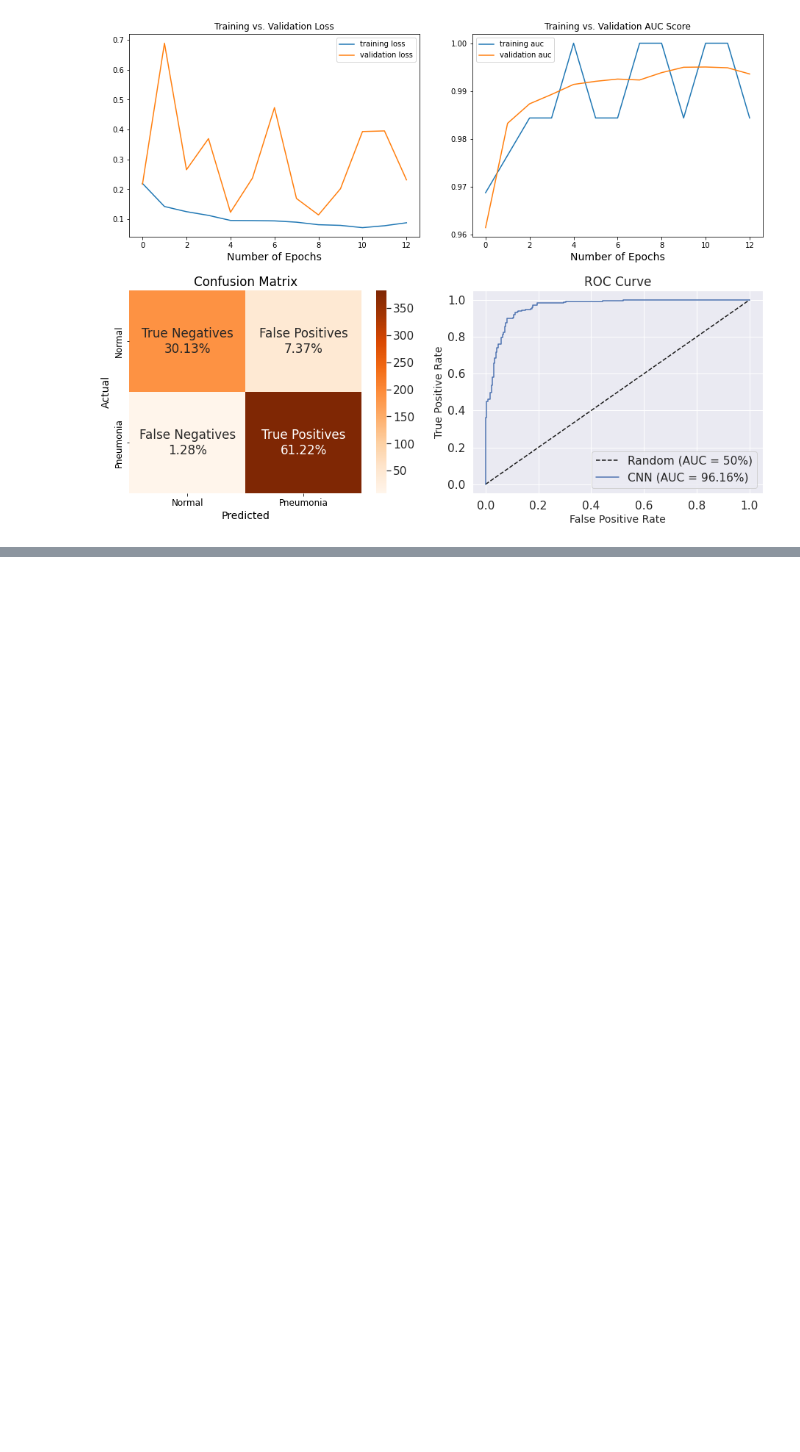
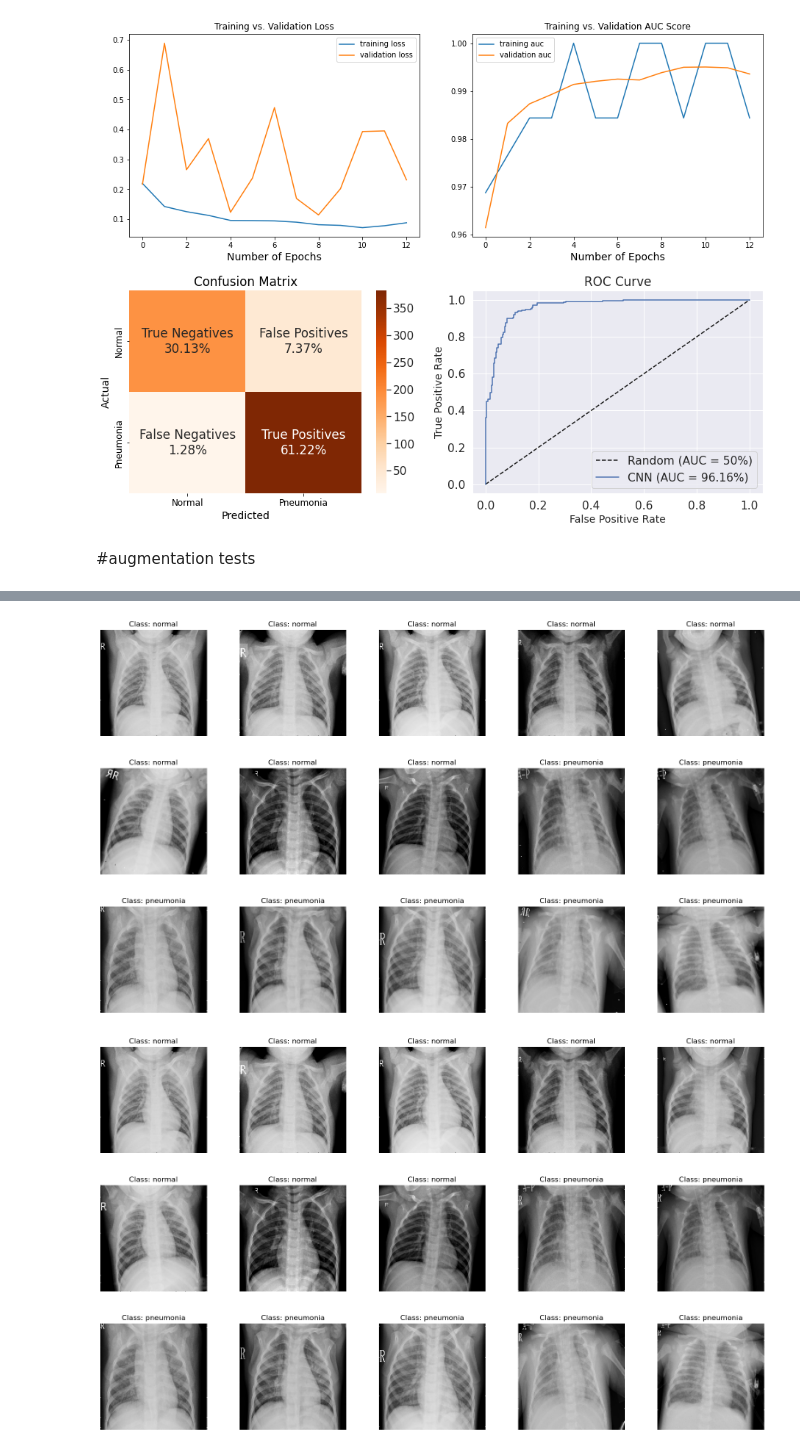
Before and after one commit to untildawn98/pneumonia_classifier, a Jupyter notebook: ENEL_645_project.ipynb, the cells around one changed output, grey strips where cells are left out. Cells and saved outputs as stored; diff of their text form; code cells hidden in the pictures; blank space fills up the shorter version.

Commit message:
augmentation

```diff
--- a/ENEL_645_project.ipynb
+++ b/ENEL_645_project.ipynb
@@ -296,3 +298,77 @@ create_charts(model, vgg19_model)
 [Summary Statistics]
 Accuracy = 91.35% | Precision = 89.25% | Recall = 97.95% | Specificity = 80.34% | F1 Score = 93.40%
 [figure]
+# %% [markdown]
+#augmentation tests
+# %%
+import tensorflow as tf
+from tensorflow.keras.layers.experimental.preprocessing import RandomRotation
+class CustomAugmentation(tf.keras.layers.Layer):
+    def __init__(self, rotation_factor=0.05, **kwargs):
+        super(CustomAugmentation, self).__init__(**kwargs)
+        self.rotation_factor = rotation_factor
+        self.rotation_layer = RandomRotation(factor=self.rotation_factor, fill_mode='constant',fill_value=0)
+    def call(self, inputs, training=True):
+
+        if training:
+            # randomly choose whether to apply the rotation or not
+            if tf.random.uniform(()) < 0.5:
+                print("here")
+                return self.rotation_layer(inputs, training=training)
+        # if not training or not applying the rotation, return the original image
+        return inputs
+# %%
+#data augmentattion test
+import os
+
+val_datagen = ImageDataGenerator(rescale=1.0/255.0
+                                 ,preprocessing_function=CustomAugmentation()
+                                 )
+val_datagen2 = ImageDataGenerator(rescale=1.0/255.0)
+
+
+val_generator = val_datagen.flow_from_directory(directory = val_path,
+                                                 target_size = (hyper_dimension, hyper_dimension),
+                                                 batch_size = hyper_batch_size,
+                                                 class_mode = 'binary',
+                                                 color_mode = hyper_mode,
+                                                 shuffle=False,
+                                                 seed = 42)
+
+val_generator2 = val_datagen2.flow_from_directory(directory = val_path,
+                                                 target_size = (hyper_dimension, hyper_dimension),
+                                                 batch_size = hyper_batch_size,
+                                                 class_mode = 'binary',
+                                                 color_mode = hyper_mode,
+                                                 shuffle=False,
+                                                 seed = 42)
+
+
+
+labels = ['normal','pneumonia']
+samples = val_generator.__next__()
+images = samples[0]
+target = samples[1]
+
+plt.figure(figsize = (20 , 20))
+for i in range(15):
+    plt.subplot(5 , 5, i+1)
+    plt.subplots_adjust(hspace = 0.3 , wspace = 0.3)
+    plt.imshow(images[i])
+    plt.title(f"Class: {labels[int(target[i])]}")
+    plt.axis('off')
+
+
+labels = ['normal','pneumonia']
+samples = val_generator2.__next__()
+images = samples[0]
+target = samples[1]
+
+plt.figure(figsize = (20 , 20))
+for i in range(15):
+    plt.subplot(5 , 5, i+1)
+    plt.subplots_adjust(hspace = 0.3 , wspace = 0.3)
+    plt.imshow(images[i])
+    plt.title(f"Class: {labels[int(target[i])]}")
+    plt.axis('off')
+# %% [output]
@@ -298,0 +385,2 @@ Accuracy = 91.35% | Precision = 89.25% | Recall = 97.95% | Specificity = 80.34%
+[figure, added]
+[figure, added]
```
Also changed, not shown: parts of 3 cells of this notebook.
